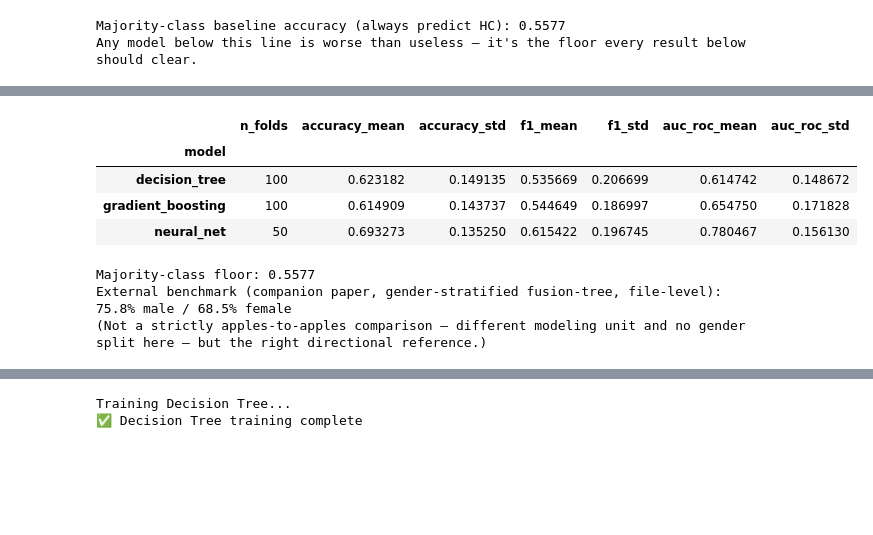
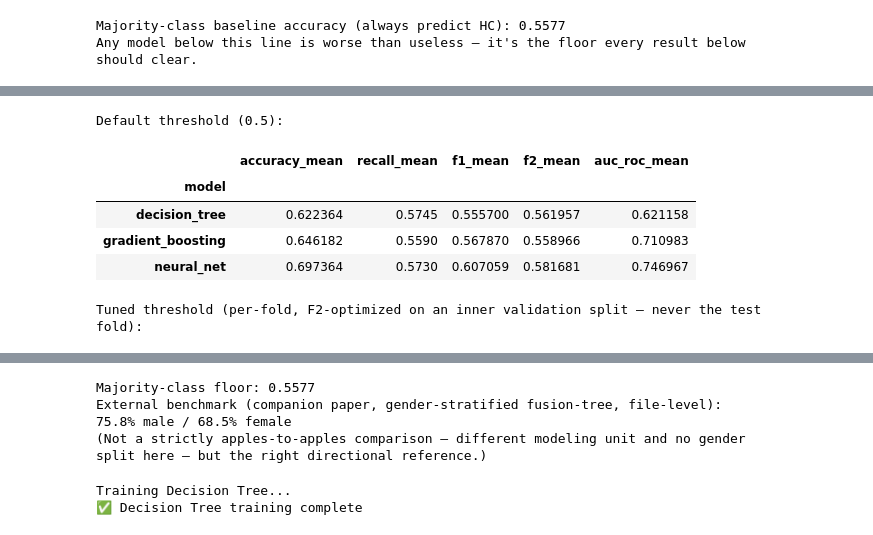
Before and after one commit to vishalkarda/mendxai, a Jupyter notebook: backend/notebooks/05_baseline_model.ipynb, the cells around one changed output, grey strips where cells are left out. Saved outputs shown, nothing was run; the diff lists cells and outputs as text; code cells hidden in the pictures; blank space fills up the shorter version.

Commit message:
updated model

```diff
--- a/backend/notebooks/05_baseline_model.ipynb
+++ b/backend/notebooks/05_baseline_model.ipynb
@@ -104,14 +132,8 @@ Gradient Boosting — 100-fold CV results:
 # %%
-# Fewer repeats for the neural net: it's a secondary comparison (expected to
-# underperform given n=52 — see decisions.md), and each fold trains a small MLP
-# for up to 50 epochs, which is meaningfully slower than the tree models.
-NN_REPEATS = 10
-
-buf = io.StringIO()
-with contextlib.redirect_stdout(buf):
-    results_nn = trainer.cross_validate(subject_df, model_name="neural_net", n_splits=N_SPLITS, n_repeats=NN_REPEATS)
-
+# Now the same 100-fold scale as the other two models — early stopping (added
+# this run) keeps each fold's training short, and cross_validate() suppresses
+# the per-fold epoch chatter internally, so this is no longer the outlier it
+# was in the previous version of this notebook.
+results_nn = trainer.cross_validate(subject_df, model_name="neural_net", n_splits=N_SPLITS, n_repeats=N_REPEATS)
 summary_nn = results_nn.drop(columns=["fold"]).agg(["mean", "std"])
-print(f"Neural Net — {N_SPLITS * NN_REPEATS}-fold CV results:")
-display(summary_nn)
 # %% [output]
@@ -122,28 +158,30 @@ Neural Net — 50-fold CV results:
 # %%
+N_FOLDS = N_SPLITS * N_REPEATS
+
 comparison_rows = []
-for name, summary, n_folds in [
-    ("decision_tree", summary_dt, N_SPLITS * N_REPEATS),
-    ("gradient_boosting", summary_gb, N_SPLITS * N_REPEATS),
-    ("neural_net", summary_nn, N_SPLITS * NN_REPEATS),
-]:
-    row = {"model": name, "n_folds": n_folds}
+for name, summary in [("decision_tree", summary_dt), ("gradient_boosting", summary_gb), ("neural_net", summary_nn)]:
+    row = {"model": name, "n_folds": N_FOLDS}
     for metric in summary.columns:
         row[f"{metric}_mean"] = summary.loc["mean", metric]
         row[f"{metric}_std"] = summary.loc["std", metric]
     comparison_rows.append(row)
 
 comparison_df = pd.DataFrame(comparison_rows).set_index("model")
-display(comparison_df[["n_folds", "accuracy_mean", "accuracy_std", "f1_mean", "f1_std", "auc_roc_mean", "auc_roc_std"]])
+
+print("Default threshold (0.5):")
+display(comparison_df[["accuracy_mean", "recall_mean", "f1_mean", "f2_mean", "auc_roc_mean"]])
+
+print("\nTuned threshold (per-fold, F2-optimized on an inner validation split — never the test fold):")
+display(comparison_df[["tuned_threshold_mean", "recall_tuned_mean", "precision_tuned_mean", "f1_tuned_mean", "f2_tuned_mean"]])
 
 print(f"\nMajority-class floor: {majority_class_accuracy:.4f}")
 print("External benchmark (companion paper, gender-stratified fusion-tree, file-level): 75.8% male / 68.5% female")
 print("(Not a strictly apples-to-apples comparison — different modeling unit and no gender split here — but the right directional reference.)")
 # %% [output]
+Default threshold (0.5):
-|  | n_folds | accuracy_mean | accuracy_std | f1_mean | f1_std | auc_roc_mean | auc_roc_std |
-| model |  |  |  |  |  |  |  |
-| decision_tree | 100 | 0.623182 | 0.149135 | 0.535669 | 0.206699 | 0.614742 | 0.148672 |
-| gradient_boosting | 100 | 0.614909 | 0.143737 | 0.544649 | 0.186997 | 0.654750 | 0.171828 |
-| neural_net | 50 | 0.693273 | 0.135250 | 0.615422 | 0.196745 | 0.780467 | 0.156130 |
+|  | accuracy_mean | recall_mean | f1_mean | f2_mean | auc_roc_mean |
+| model |  |  |  |  |  |
+| decision_tree | 0.622364 | 0.5745 | 0.555700 | 0.561957 | 0.621158 |
+| gradient_boosting | 0.646182 | 0.5590 | 0.567870 | 0.558966 | 0.710983 |
+| neural_net | 0.697364 | 0.5730 | 0.607059 | 0.581681 | 0.746967 |
-Majority-class floor: 0.5577
-External benchmark (companion paper, gender-stratified fusion-tree, file-level): 75.8% male / 68.5% female
-(Not a strictly apples-to-apples comparison — different modeling unit and no gender split here — but the right directional reference.)
+Tuned threshold (per-fold, F2-optimized on an inner validation split — never the test fold):
@@ -150,3 +193,6 @@ External benchmark (companion paper, gender-stratified fusion-tree, file-level):
+Majority-class floor: 0.5577
+External benchmark (companion paper, gender-stratified fusion-tree, file-level): 75.8% male / 68.5% female
+(Not a strictly apples-to-apples comparison — different modeling unit and no gender split here — but the right directional reference.)
 # %%
 # Feature importance from a decision tree fit on the full subject-level dataset.
 # (GradientBoostingModel doesn't expose native feature_importances_ — see
```
Also changed, not shown: parts of 8 cells of this notebook, 6 other files.
